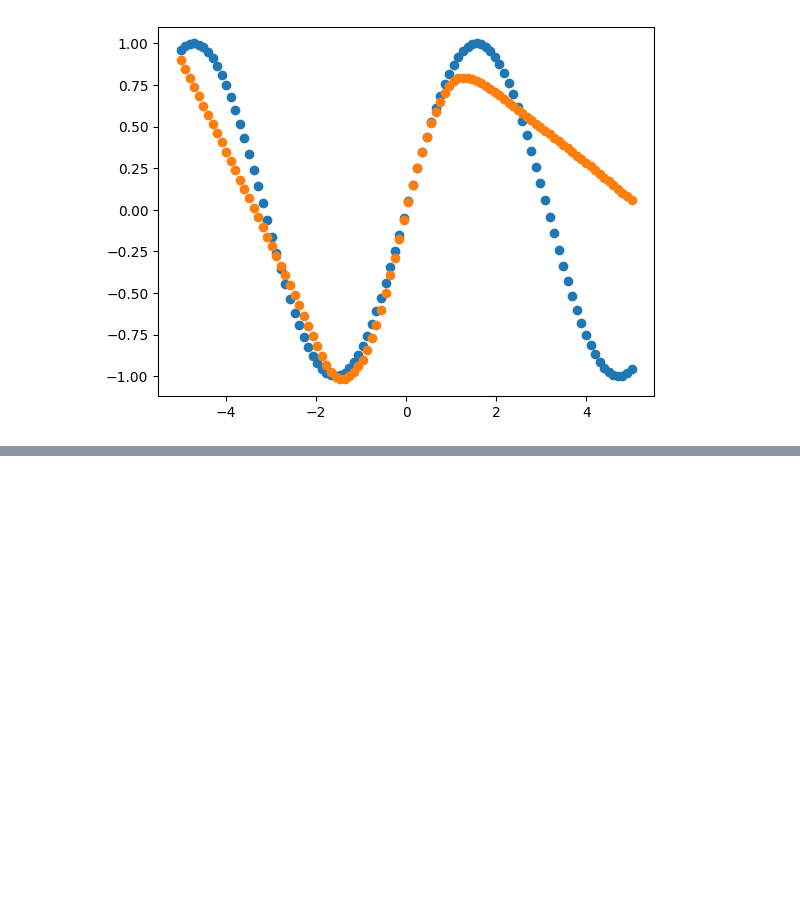
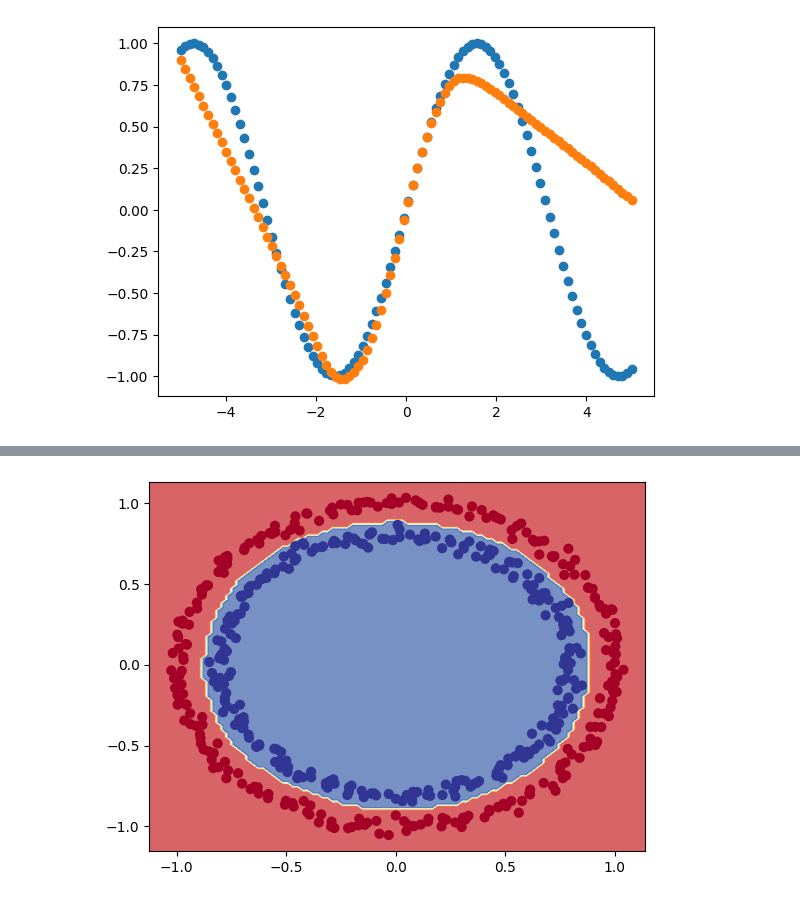
Before and after one commit to Daynil/neural-net-experiments, a Jupyter notebook: learning_neural_nets.ipynb, the cells around one changed output, grey strips where cells are left out. Saved outputs shown, nothing was run; the diff lists cells and outputs as text; code cells hidden in the pictures; blank space fills up the shorter version.

```diff
--- a/learning_neural_nets.ipynb
+++ b/learning_neural_nets.ipynb
@@ -130,0 +196,4 @@ mse: 0.20895297825336456
+# %%
+util.utilities.plot_decision_boundary(model, X, y)
+# %% [output]
+[figure, added]
```
Also changed, not shown: parts of 10 cells of this notebook, 7 other files.
